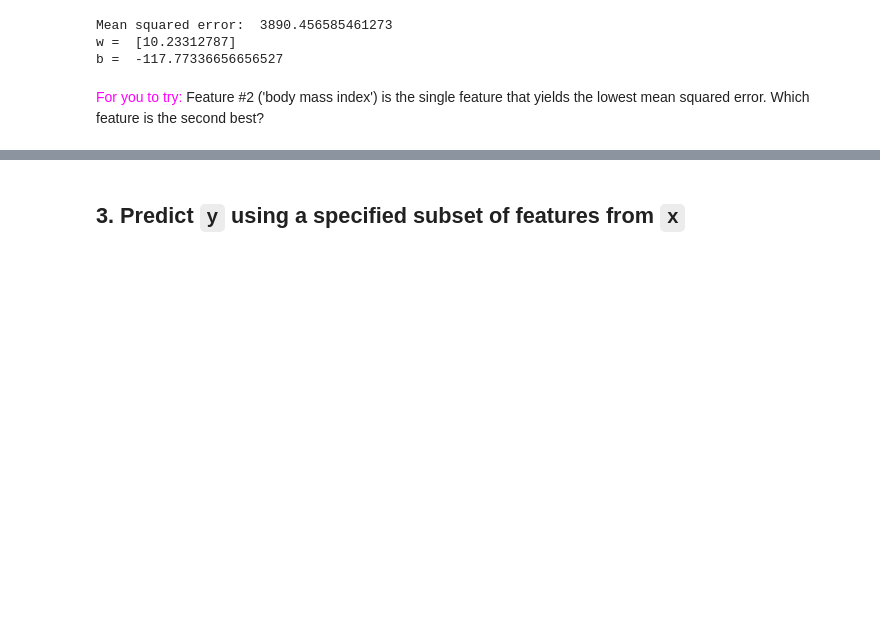
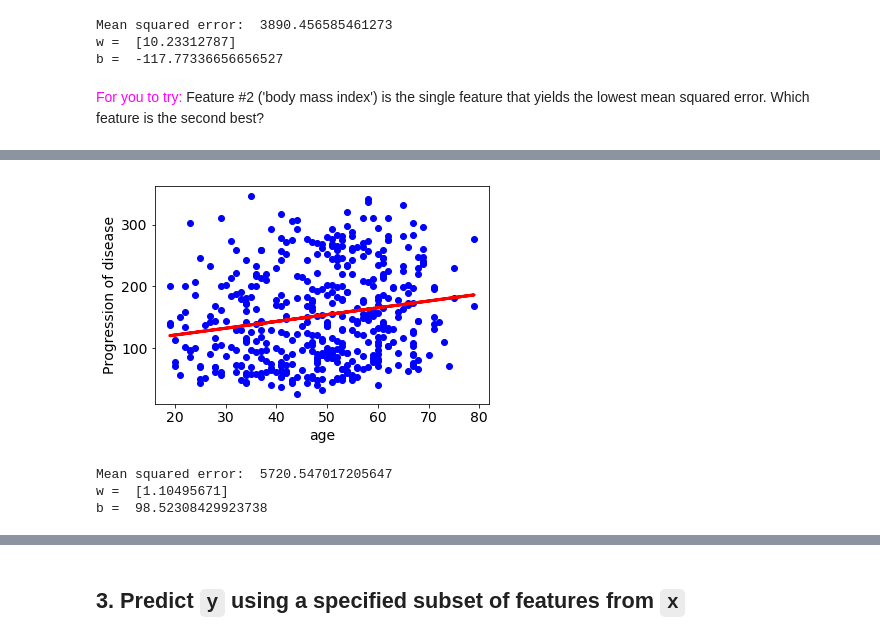
Before and after one commit to krivolapov/Machine_Learning_Fundamentals, a Jupyter notebook: Week_4/diabetes-regression/diabetes-regression.ipynb, the cells around one changed output, grey strips where cells are left out. Cells and saved outputs as stored; diff of their text form; code cells hidden in the pictures; blank space fills up the shorter version.

```diff
--- a/Week_4/diabetes-regression/diabetes-regression.ipynb
+++ b/Week_4/diabetes-regression/diabetes-regression.ipynb
@@ -83,0 +93,9 @@ b =  -117.77336656656527
+# %%
+regr = one_feature_regression(x,y,0)
+print "w = ", regr.coef_
+print "b = ", regr.intercept_
+# %% [output]
+[figure, added]
+Mean squared error:  5720.547017205647
+w =  [1.10495671]
+b =  98.52308429923738
```
Also changed, not shown: parts of 7 cells of this notebook.
